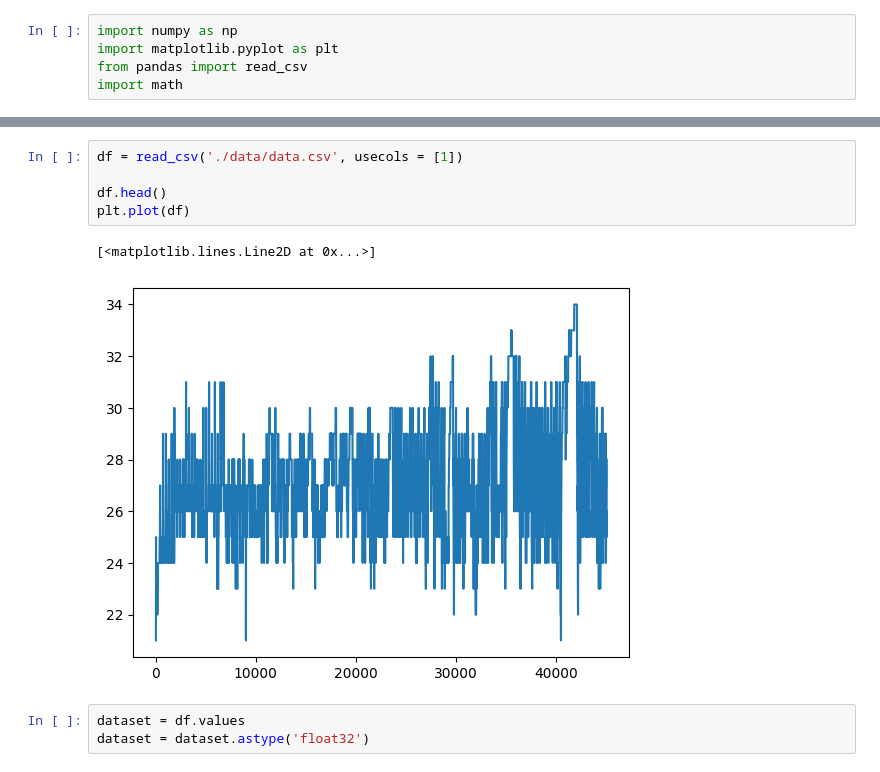
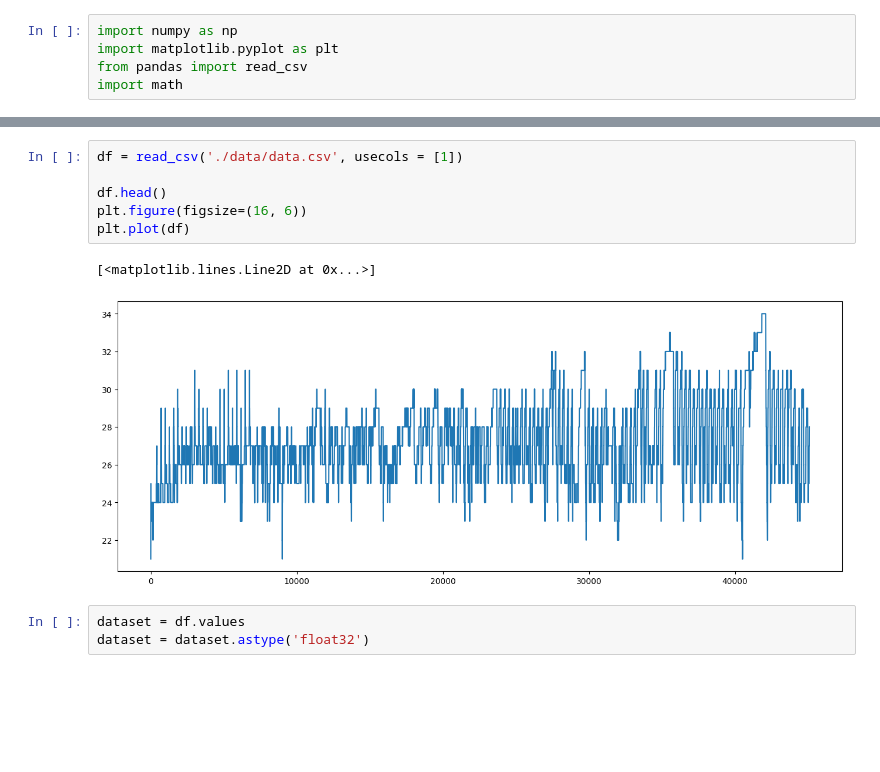
Before and after one commit to vajradevam/basic-lstm-weather-prediction, a Jupyter notebook: main.ipynb, the cells around one changed output, grey strips where cells are left out. Drawn from its saved outputs; the diff is of its cells as text; blank space fills up the shorter version.

```diff
--- a/main.ipynb
+++ b/main.ipynb
@@ -12,11 +19,12 @@ from sklearn.metrics import mean_squared_error
 # %%
 df = read_csv('./data/data.csv', usecols = [1])
 
 df.head()
+plt.figure(figsize=(16, 6))
 plt.plot(df)
 # %% [output]
 [<matplotlib.lines.Line2D at 0x...>]
-[figure, old version]
+[figure, new version]
 # %%
 dataset = df.values
 dataset = dataset.astype('float32')
```
Also changed, not shown: parts of 2 cells of this notebook, 2 other files.
